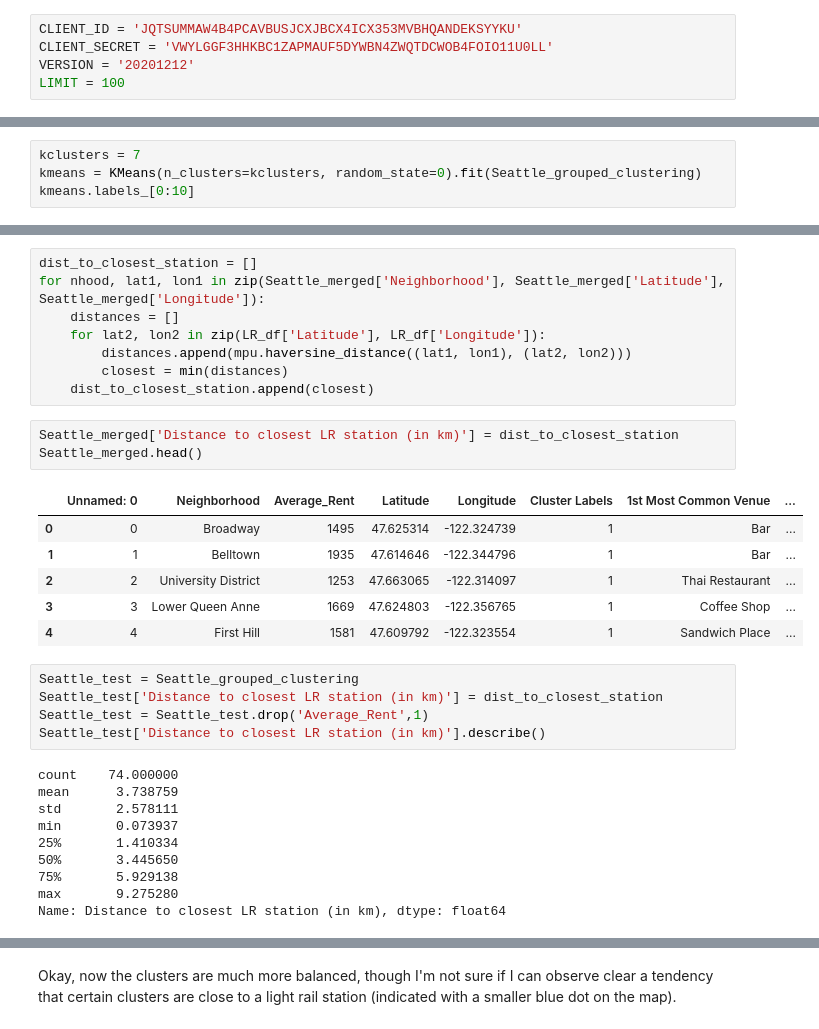
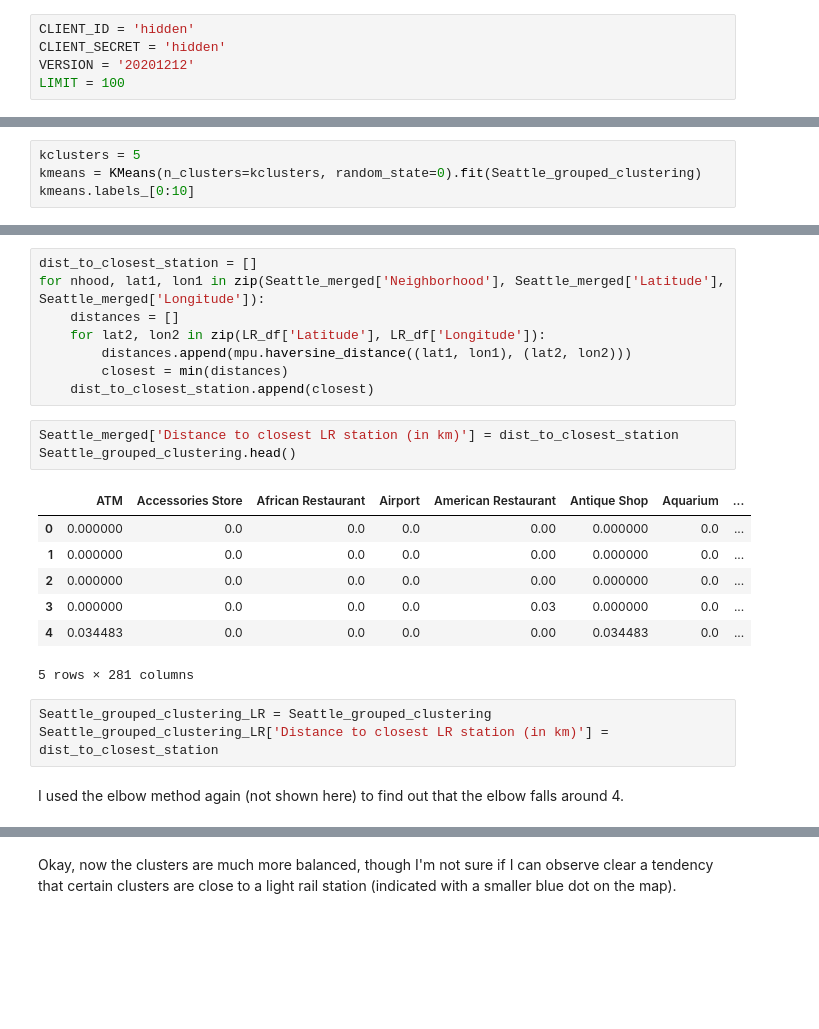
Before and after one commit to matakahas/IBM_capstone, a Jupyter notebook: Capstone_Project.ipynb, the cells around one changed output, grey strips where cells are left out. Cells and saved outputs as stored; diff of their text form; blank space fills up the shorter version.

```diff
--- a/Capstone_Project.ipynb
+++ b/Capstone_Project.ipynb
@@ -124,8 +125,8 @@ map_Seattle
 # %% [markdown]
 I'll first define Foursquare credentials and version.
 # %%
-CLIENT_ID = 'JQTSUMMAW4B4PCAVBUSJCXJBCX4ICX353MVBHQANDEKSYYKU'
-CLIENT_SECRET = 'VWYLGGF3HHKBC1ZAPMAUF5DYWBN4ZWQTDCWOB4FOIO11U0LL'
+CLIENT_ID = 'hidden'
+CLIENT_SECRET = 'hidden'
 VERSION = '20201212'
 LIMIT = 100
 # %% [markdown]
@@ -323,5 +295,5 @@ It looks like the elbow is around 7. Let us try grouping neighborhoods into 7 cl
 # %%
-kclusters = 7
+kclusters = 5
 kmeans = KMeans(n_clusters=kclusters, random_state=0).fit(Seattle_grouped_clustering)
 kmeans.labels_[0:10]
 # %% [output]
@@ -450,27 +392,18 @@ for nhood, lat1, lon1 in zip(Seattle_merged['Neighborhood'], Seattle_merged['Lat
     dist_to_closest_station.append(closest)
 # %%
 Seattle_merged['Distance to closest LR station (in km)'] = dist_to_closest_station
-Seattle_merged.head()
+Seattle_grouped_clustering.head()
 # %% [output]
-|  | Unnamed: 0 | Neighborhood | Average_Rent | Latitude | Longitude | Cluster Labels | 1st Most Common Venue | ... |
-| 0 | 0 | Broadway | 1495 | 47.625314 | -122.324739 | 1 | Bar | ... |
-| 1 | 1 | Belltown | 1935 | 47.614646 | -122.344796 | 1 | Bar | ... |
-| 2 | 2 | University District | 1253 | 47.663065 | -122.314097 | 1 | Thai Restaurant | ... |
-| 3 | 3 | Lower Queen Anne | 1669 | 47.624803 | -122.356765 | 1 | Coffee Shop | ... |
-| 4 | 4 | First Hill | 1581 | 47.609792 | -122.323554 | 1 | Sandwich Place | ... |
+|  | ATM | Accessories Store | African Restaurant | Airport | American Restaurant | Antique Shop | Aquarium | ... |
+| 0 | 0.000000 | 0.0 | 0.0 | 0.0 | 0.00 | 0.000000 | 0.0 | ... |
+| 1 | 0.000000 | 0.0 | 0.0 | 0.0 | 0.00 | 0.000000 | 0.0 | ... |
+| 2 | 0.000000 | 0.0 | 0.0 | 0.0 | 0.00 | 0.000000 | 0.0 | ... |
+| 3 | 0.000000 | 0.0 | 0.0 | 0.0 | 0.03 | 0.000000 | 0.0 | ... |
+| 4 | 0.034483 | 0.0 | 0.0 | 0.0 | 0.00 | 0.034483 | 0.0 | ... |
+5 rows × 281 columns
 # %%
-Seattle_test = Seattle_grouped_clustering
-Seattle_test['Distance to closest LR station (in km)'] = dist_to_closest_station
-Seattle_test = Seattle_test.drop('Average_Rent',1)
-Seattle_test['Distance to closest LR station (in km)'].describe()
+Seattle_grouped_clustering_LR = Seattle_grouped_clustering
+Seattle_grouped_clustering_LR['Distance to closest LR station (in km)'] = dist_to_closest_station
-# %% [output]
-count    74.000000
-mean      3.738759
-std       2.578111
-min       0.073937
-25%       1.410334
-50%       3.445650
-75%       5.929138
-max       9.275280
-Name: Distance to closest LR station (in km), dtype: float64
+# %% [markdown]
+I used the elbow method again (not shown here) to find out that the elbow falls around 4.
 # %%
```
Also changed, not shown: parts of 54 cells of this notebook, 3 other files.
